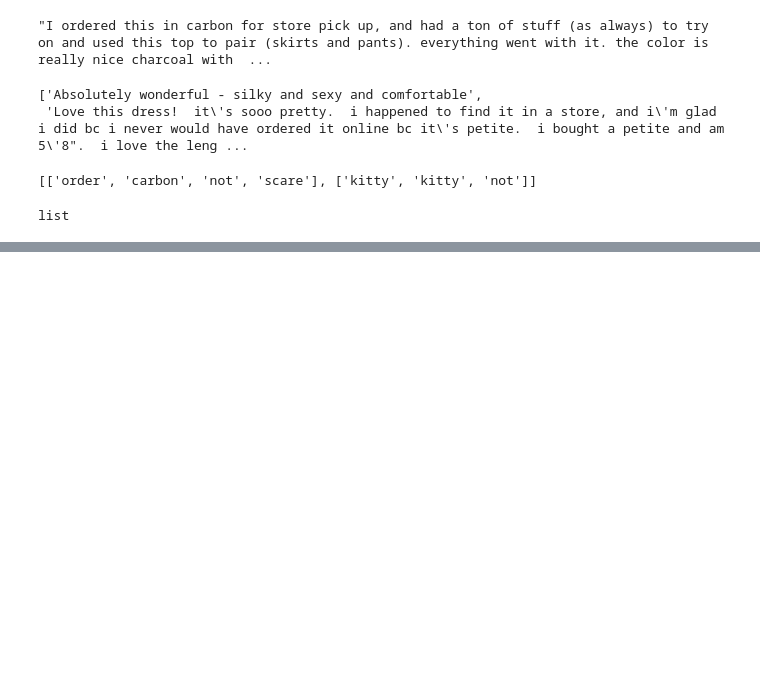
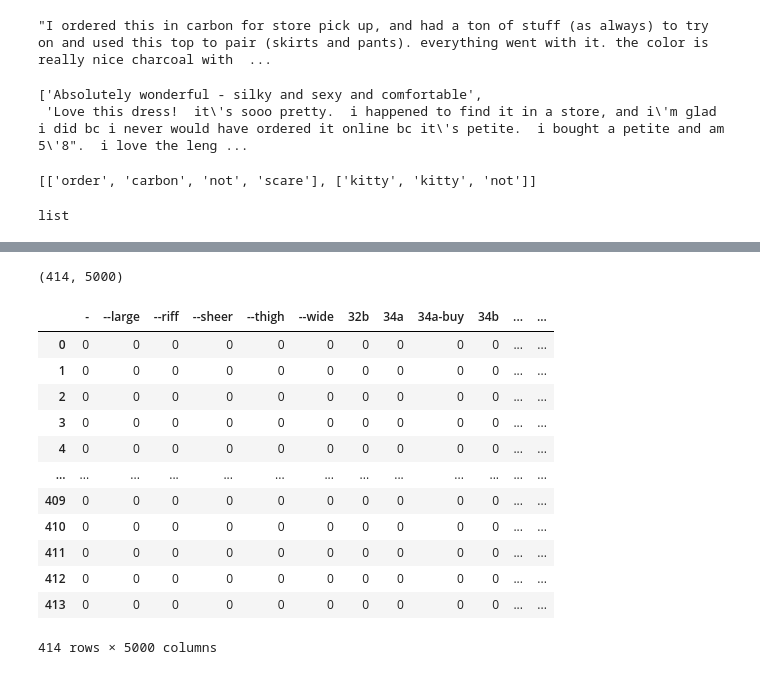
Before and after one commit to baharbiazar/E_Commerce_Reviews_Sentiment_Analysis, a Jupyter notebook: text_cleaning.ipynb, the cells around one changed output, grey strips where cells are left out. Cells and saved outputs as stored; diff of their text form; code cells hidden in the pictures; blank space fills up the shorter version.

```diff
--- a/text_cleaning.ipynb
+++ b/text_cleaning.ipynb
@@ -283,0 +365,24 @@ documents
+# %%
+vectorizer2 = CountVectorizer(max_features=5000, token_pattern='\s([A-Za-z0-9-]+)\s')
+cwm2 = vectorizer2.fit_transform(df_868['token_strings'])
+data_dense_868 = cwm2.todense()
+data_dense_868.shape
+# %% [output]
+(414, 5000)
+# %%
+word_matrix_868 = pd.DataFrame(data = data_dense_868, columns= vectorizer2.get_feature_names())
+word_matrix_868
+# %% [output]
+|  | - | --large | --riff | --sheer | --thigh | --wide | 32b | 34a | 34a-buy | 34b | ... | ... |
+| 0 | 0 | 0 | 0 | 0 | 0 | 0 | 0 | 0 | 0 | 0 | ... | ... |
+| 1 | 0 | 0 | 0 | 0 | 0 | 0 | 0 | 0 | 0 | 0 | ... | ... |
+| 2 | 0 | 0 | 0 | 0 | 0 | 0 | 0 | 0 | 0 | 0 | ... | ... |
+| 3 | 0 | 0 | 0 | 0 | 0 | 0 | 0 | 0 | 0 | 0 | ... | ... |
+| 4 | 0 | 0 | 0 | 0 | 0 | 0 | 0 | 0 | 0 | 0 | ... | ... |
+| ... | ... | ... | ... | ... | ... | ... | ... | ... | ... | ... | ... | ... |
+| 409 | 0 | 0 | 0 | 0 | 0 | 0 | 0 | 0 | 0 | 0 | ... | ... |
+| 410 | 0 | 0 | 0 | 0 | 0 | 0 | 0 | 0 | 0 | 0 | ... | ... |
+| 411 | 0 | 0 | 0 | 0 | 0 | 0 | 0 | 0 | 0 | 0 | ... | ... |
+| 412 | 0 | 0 | 0 | 0 | 0 | 0 | 0 | 0 | 0 | 0 | ... | ... |
+| 413 | 0 | 0 | 0 | 0 | 0 | 0 | 0 | 0 | 0 | 0 | ... | ... |
+414 rows × 5000 columns
```
Also changed, not shown: parts of 34 cells of this notebook, 7 other files.
